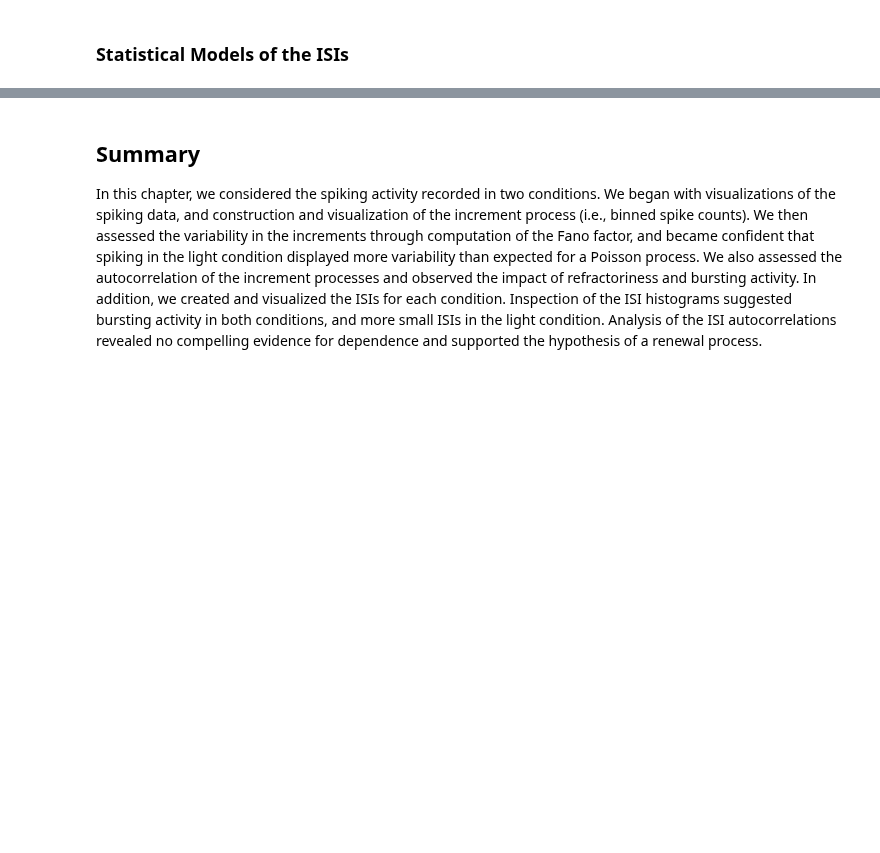
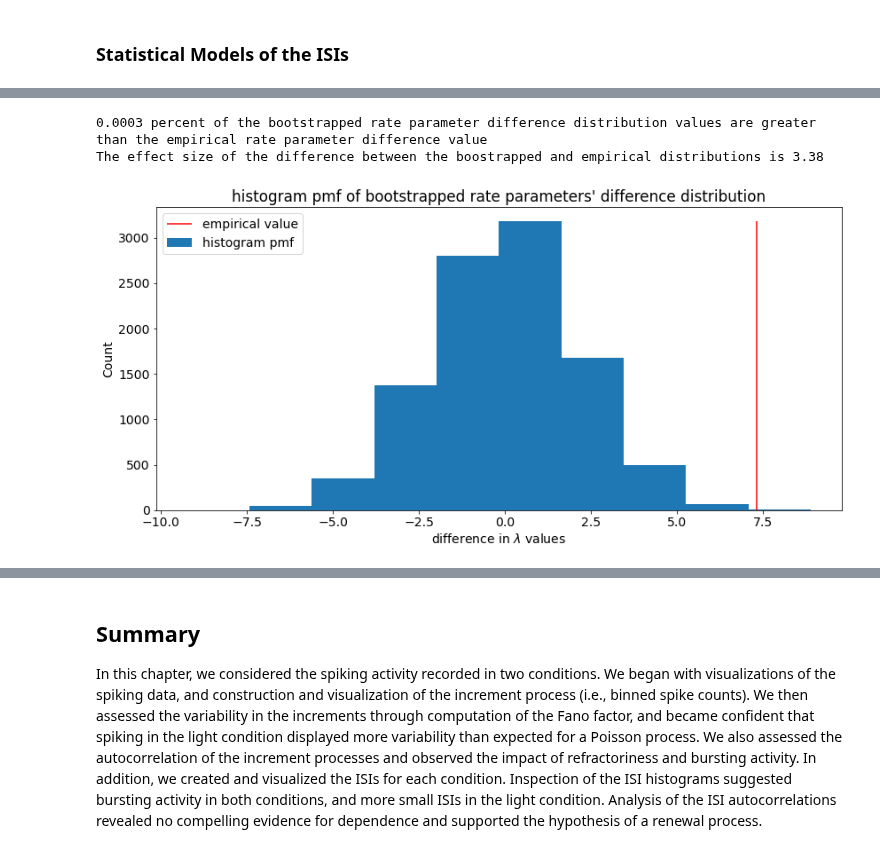
Before and after one commit to jaib1/Case-Studies-Python, a Jupyter notebook: content/08/basic-visualizations-and-descriptive-statistics-of-spike-train-data.ipynb, the cells around one changed output, grey strips where cells are left out. Saved outputs shown, nothing was run; the diff lists cells and outputs as text; code cells hidden in the pictures; blank space fills up the shorter version.

```diff
--- a/content/08/basic-visualizations-and-descriptive-statistics-of-spike-train-data.ipynb
+++ b/content/08/basic-visualizations-and-descriptive-statistics-of-spike-train-data.ipynb
@@ -1391,0 +1538,10 @@ Our goal is to find a good value of $\lambda$ so that our statistical model matc
+# %%
+## Solve for lambda after differentiating the log-likelihood function wrt lambda and setting
+## the function equal to 0
+
+rate_param_light = len(isi_light) / np.sum(isi_light)
+rate_param_dark = len(isi_dark) / np.sum(isi_dark)
+print('The analytical mle for the rate parameter value for the light condition is '
+      f'{rate_param_light:.2f}')
+print('The analytical mle for the rate parameter value for the dark condition is '
+      f'{rate_param_dark:.2f}')
@@ -1391,0 +1562,48 @@ Our goal is to find a good value of $\lambda$ so that our statistical model matc
+# %%
+## Run a bootstrap analysis to see if the difference in rate parameter values of the Poisson
+## Process spike train models between the two conditions is significant
+
+# Compute the observed difference in lambdas.
+rate_param_diff = rate_param_light - rate_param_dark
+
+# Bootstrap the combined pool of ISIs to create bootstrapped ISI distributions for both conditions
+# and compute a distribution of rate parameter differences from these bootstrapped ISI
+# distributions.
+n_bootstrap = 10000
+isi_comb = np.concatenate((isi_dark, isi_light))
+samp_rate_param_diff = np.zeros((n_bootstrap,))
+for i in range(n_bootstrap):
+    light_samp_rate_param = \
+        len(isi_light) \
+        / np.sum(isi_comb[np.random.randint(len(isi_comb), size=len(isi_light))])
+    dark_samp_rate_param = \
+        len(isi_dark) \
+        / np.sum(isi_comb[np.random.randint(len(isi_comb), size=len(isi_dark))])
+    samp_rate_param_diff[i] = light_samp_rate_param - dark_samp_rate_param
+
+# Visualize a histogram pmf of the bootstrapped rate parameters' difference distribution, and the
+# actual rate parameters' difference.
+fig13, ax13 = plt.subplots()
+hist_rate_param_diff = ax13.hist(samp_rate_param_diff)
+line_rate_param_diff = ax13.vlines(rate_param_diff, 0, np.max(hist_rate_param_diff[0]), 'r')
+ax13.set_xlabel('difference in $\lambda$ values')
+ax13.set_ylabel('Count')
+ax13.set_title('histogram pmf of bootstrapped rate parameters\' difference distribution')
+ax13.legend(['empirical value', 'histogram pmf'], loc='upper left')
+
+# Quantify the percentile of the actual rate parameters' difference if it was found in the
+# bootstrapped rate parameter difference distribution, and the effect size between the
+# bootstrapped and empirical distributions
+n_gt_rate_param_diff = len(np.where(samp_rate_param_diff > rate_param_diff)[0])
+p = n_gt_rate_param_diff / n_bootstrap
+es = (rate_param_diff - np.mean(samp_rate_param_diff)) / np.std(samp_rate_param_diff)
+print(f'{p} percent of the bootstrapped rate parameter difference distribution values are '
+      'greater than the empirical rate parameter difference value')
+print('The effect size of the difference between the boostrapped and empirical distributions is '
+      f'{es:.2f}')
+
+# Visualzie the final model fit to the likelihood
+# %% [output]
+0.0003 percent of the bootstrapped rate parameter difference distribution values are greater than the empirical rate parameter difference value
+The effect size of the difference between the boostrapped and empirical distributions is 3.38
+[figure, added]
```
Also changed, not shown: parts of 48 cells of this notebook.
